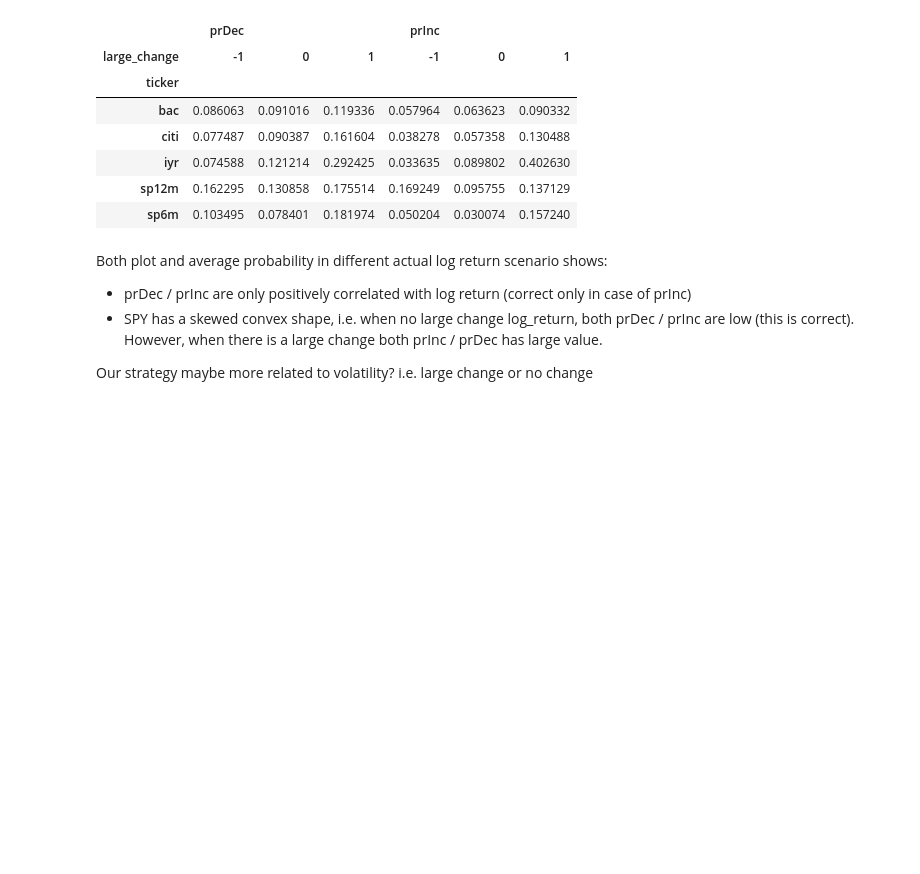
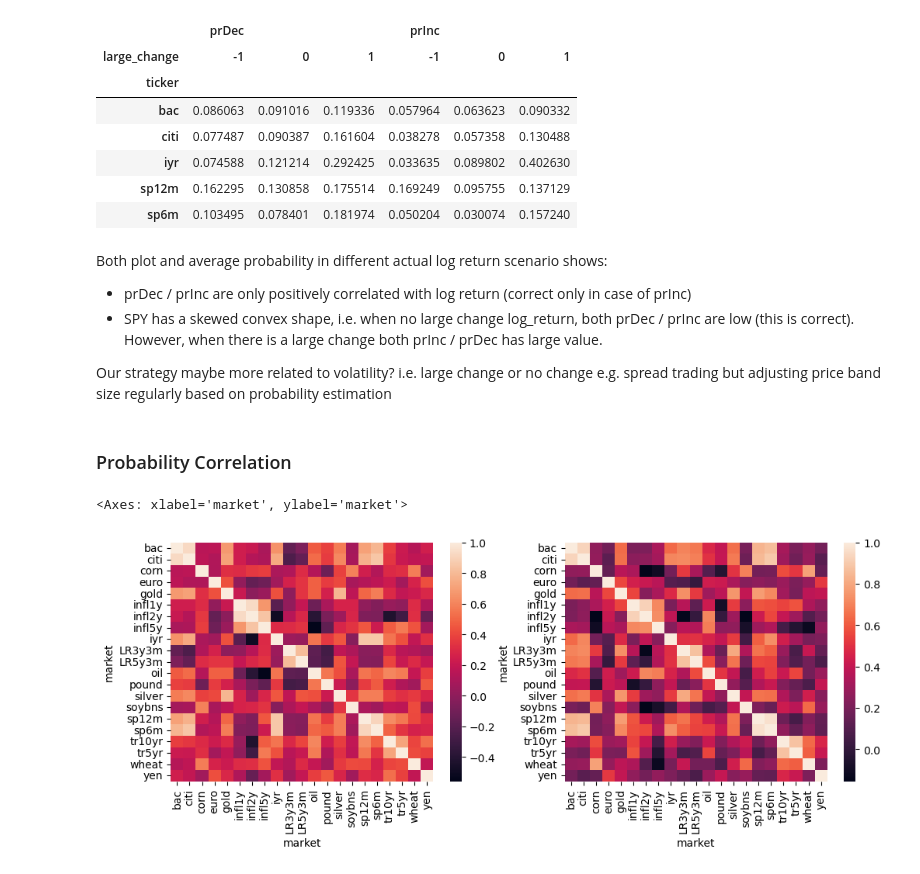
Before and after one commit to claircocoanut/iaqf-default, a Jupyter notebook: data_analysis/equity.ipynb, the cells around one changed output. Saved outputs shown, nothing was run; the diff lists cells and outputs as text; code cells hidden in the pictures; blank space fills up the shorter version.

```diff
--- a/data_analysis/equity.ipynb
+++ b/data_analysis/equity.ipynb
@@ -189,3 +200,21 @@ Both plot and average probability in different actual log return scenario shows:
 - SPY has a skewed convex shape, i.e. when no large change log_return, both prDec / prInc are low (this is correct). However, when there is a large change both prInc / prDec has large value.
 
 Our strategy maybe more related to volatility? i.e. large change or no change
+e.g. spread trading but adjusting price band size regularly based on probability estimation
+# %% [markdown]
+### Probability Correlation
+# %%
+from seaborn import heatmap
+unique_tickers = data["market"].unique()
+
+inc_corr = data.set_index(["idt", "market"])["prInc"].unstack().corr().reindex(unique_tickers).T.reindex(unique_tickers).T
+dec_corr = data.set_index(["idt", "market"])["prDec"].unstack().corr().reindex(unique_tickers).T.reindex(unique_tickers).T
+
+
+fig, ax = plt.subplots(1, 2, figsize=(12, 4))
+
+heatmap(inc_corr, ax=ax[0])
+heatmap(dec_corr, ax=ax[1])
+# %% [output]
+<Axes: xlabel='market', ylabel='market'>
+[figure, added]
```
Also changed, not shown: parts of 4 cells of this notebook, 1 other file.
